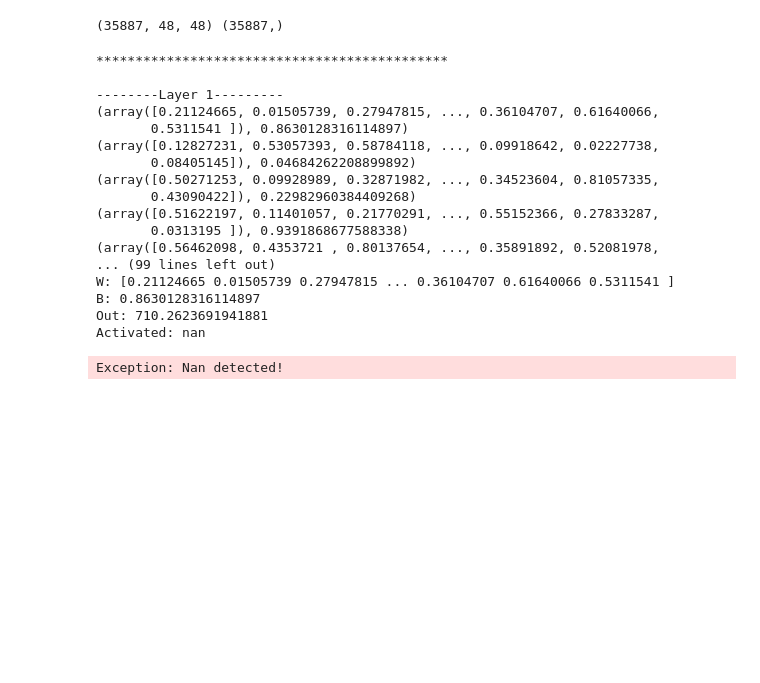
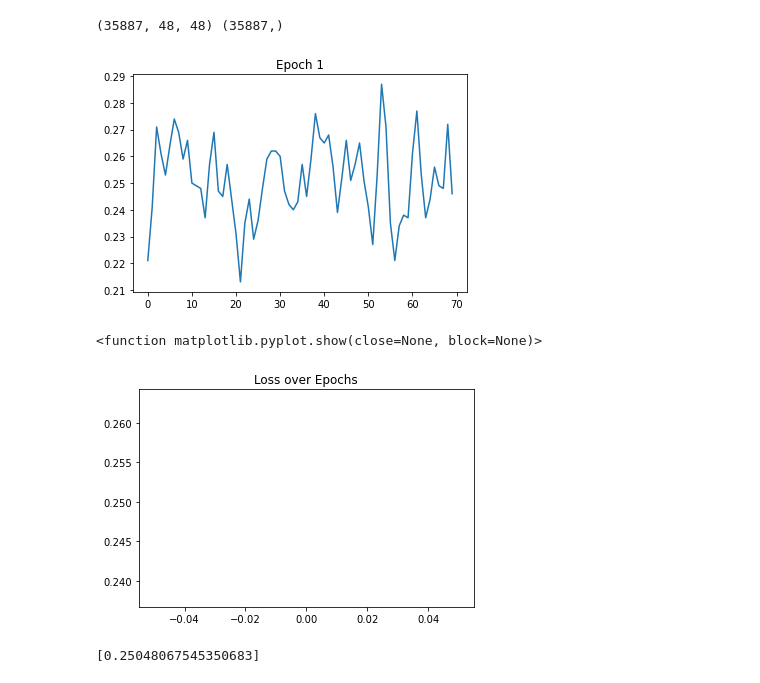
Before and after one commit to Adithya-Jayan/EC460_NNDL, a Jupyter notebook: Assignment 3.ipynb, the cells around one changed output. Cells and saved outputs as stored; diff of their text form; code cells hidden in the pictures; blank space fills up the shorter version.

```diff
--- a/Assignment 3.ipynb
+++ b/Assignment 3.ipynb
@@ -64,7 +64,7 @@ def sigmoid_activation(Input, Derivative = False , dE = None):
         out = S*(1-S) * dE
         return(out)
     else:
-
+        if(Input>50): Input = 50
         output = np.exp(Input)/(np.exp(Input)+1)
         return(output)
 
@@ -101,7 +101,7 @@ def add_dense_layer(N_Neurons, Model = [], input_size = None ):
 
     new_layer = []
     for i in range(N_Neurons):
-        new_layer = new_layer + [(np.random.rand(input_size),np.random.rand())]
+        new_layer = new_layer + [(np.random.rand(input_size)/input_size,np.random.rand())]
     Model = Model + [new_layer]
 
     return Model
@@ -181,62 +181,60 @@ print(np.shape(X_train),np.shape(Y_train))
 # %% [output]
 (35887, 48, 48) (35887,)
 # %%
-Model = add_dense_layer(7,input_size =48*48)
-Model = add_dense_layer(7,Model)
+Model = add_dense_layer(25,input_size =48*48)
+Model = add_dense_layer(25,Model)
 Model = add_dense_layer(7,Model)
 # display_weights(Model)
 # %%
 # Outputs = Forward_propogation(Model,[0.1,0.1])
 # print(Outputs)
 # display_weights(Model)
 # Model = Back_propogation(Model,Outputs,[2,1])
 # display_weights(Model)
 n_classes = 7
-learning_rate = 0.1
-Epochs = 10
+learning_rate = 0.01
+Epochs = 1
 Loss = []
 
-for i in tqdm.tqdm(range(Epochs)):
-    for X,Truth in zip(X_train,Y_train):
+for i in tqdm.tqdm(range(Epochs),position   = 0,leave = True,desc = "Epochs"):
+
+    record = []
+    for X,Truth in tqdm.tqdm(zip(X_train,Y_train),position   = 1,leave = False,total = len(Y_train), desc = "Input Images"):
+
         X = X.flatten()/255
-        record = []
-        #Obtain
+
+        #Obtain Predictions
         Outputs = Forward_propogation(Model,X,softmax)
 
         #Save prediction for plotting
         record = record + [np.argmax(Outputs[-1]) == Truth]
 
         #Calculate error
         temp = [0]*n_classes
         temp[Truth] = 1
         Error = (Outputs[-1] - temp)* learning_rate
 
-        display_weights(Model)
-        print(Outputs)
-
         #Backpropogate using error
         Model = Back_propogation(Model,Outputs,Error,softmax)
+
+    plt.figure()
+    plt.plot([np.mean(record[i:i+1000]) for i in range(0,len(record)-1000,500)])
+    plt.title("Epoch {}".format(i+1))
+    plt.show()
+
     Loss = Loss + [np.mean(record)]
 
+plt.figure()
 plt.plot(Loss)
+plt.title("Loss over Epochs")
 plt.show
-print(Outputs[-1])
+
+print("Loss over Epochs:",Loss)
 # %% [output]
+[figure, added]
-*********************************************
-
---------Layer 1---------
-(array([0.21124665, 0.01505739, 0.27947815, ..., 0.36104707, 0.61640066,
-       0.5311541 ]), 0.8630128316114897)
-(array([0.12827231, 0.53057393, 0.58784118, ..., 0.09918642, 0.02227738,
-       0.08405145]), 0.04684262208899892)
-(array([0.50271253, 0.09928989, 0.32871982, ..., 0.34523604, 0.81057335,
-       0.43090422]), 0.22982960384409268)
-(array([0.51622197, 0.11401057, 0.21770291, ..., 0.55152366, 0.27833287,
-       0.0313195 ]), 0.9391868677588338)
-(array([0.56462098, 0.4353721 , 0.80137654, ..., 0.35891892, 0.52081978,
-... (99 lines left out)
-W: [0.21124665 0.01505739 0.27947815 ... 0.36104707 0.61640066 0.5311541 ]
-B: 0.8630128316114897
-Out: 710.2623691941881
-Activated: nan
+<function matplotlib.pyplot.show(close=None, block=None)>
-Exception: Nan detected!
+[figure, added]
+# %%
+print(Loss)
+# %% [output]
+[0.25048067545350683]
```
Also changed, not shown: 1 other file.
